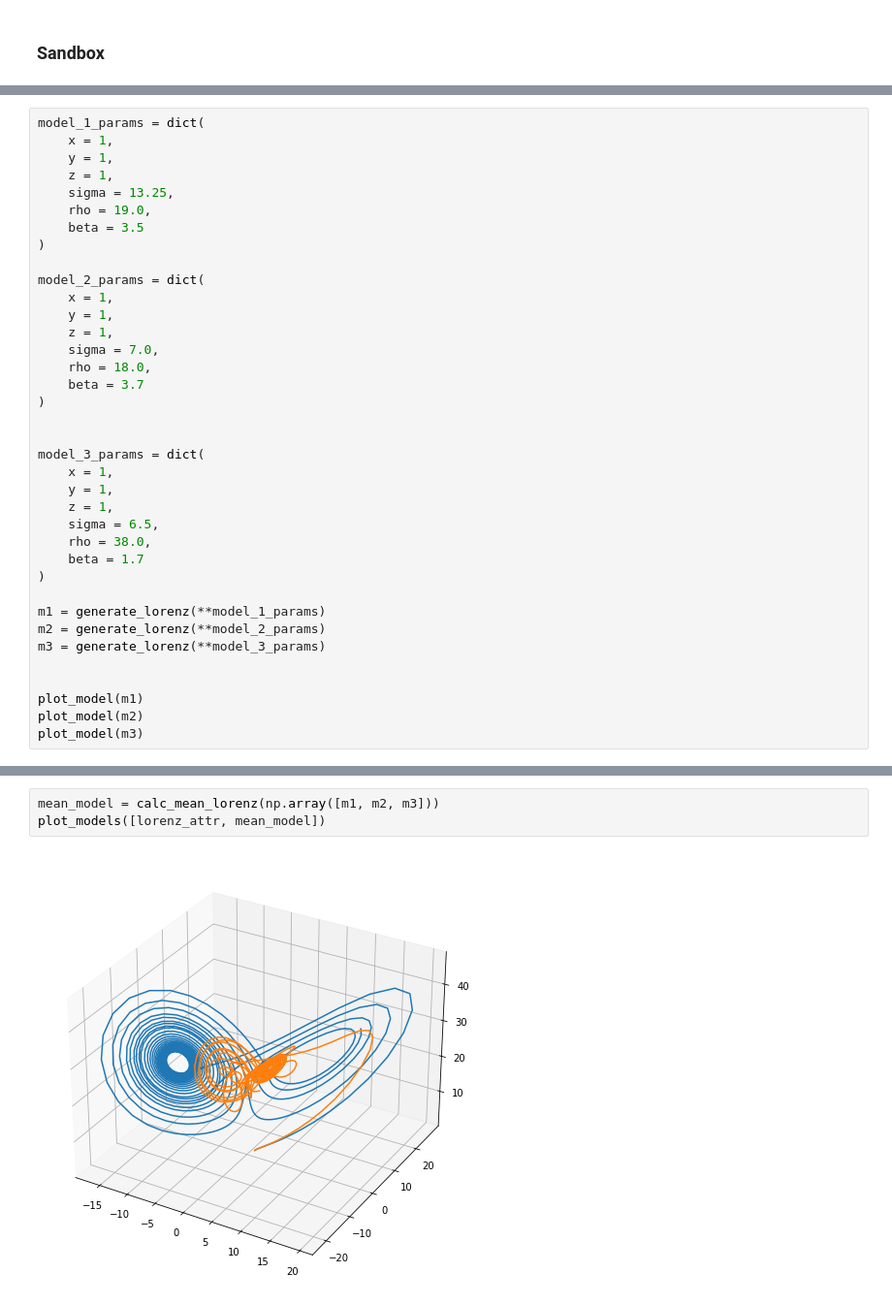
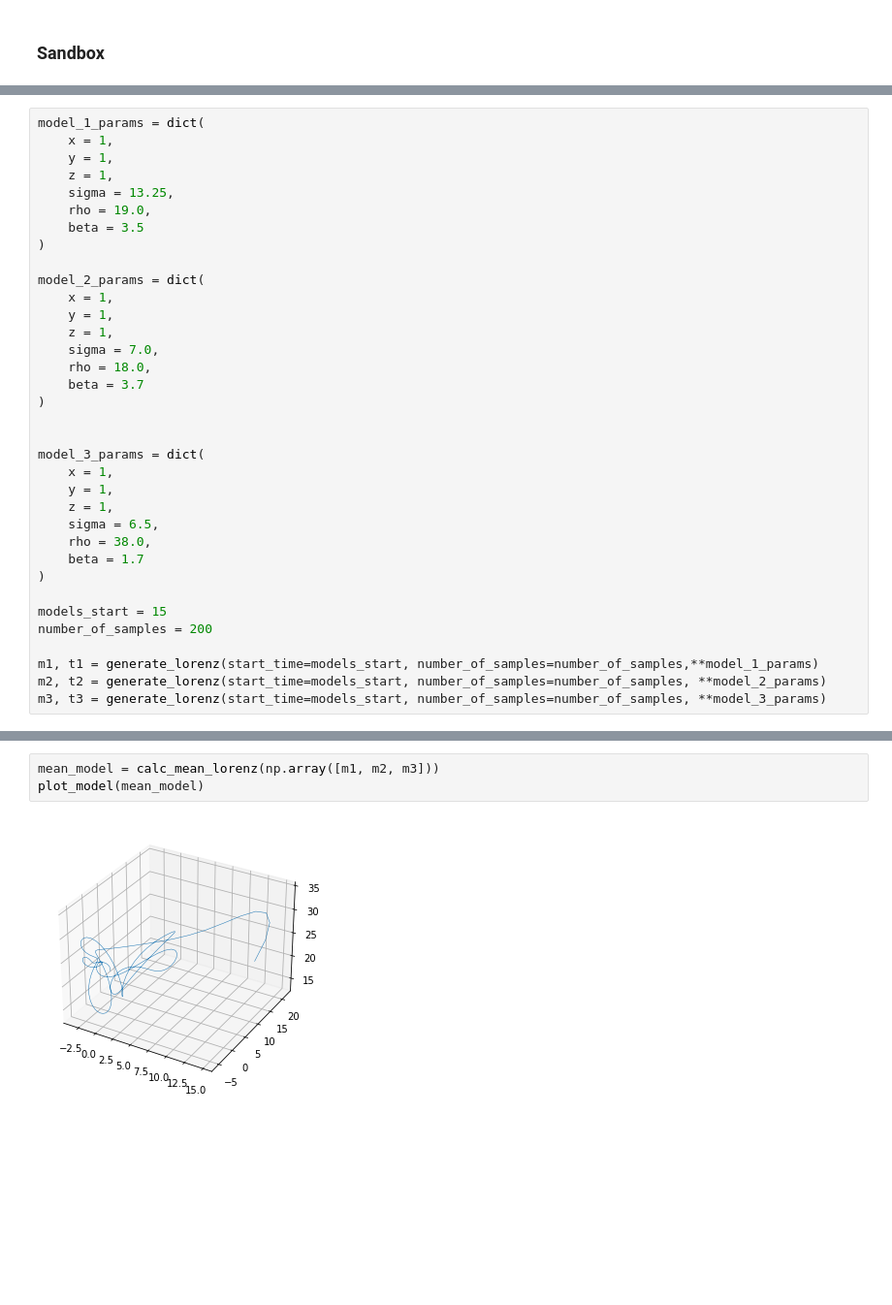
Before and after one commit to boro28/supermodeling, a Jupyter notebook: supermodeling.ipynb, the cells around one changed output, grey strips where cells are left out. Shown at 97% size. Cells and saved outputs as stored; diff of their text form; blank space fills up the shorter version.

```diff
--- a/supermodeling.ipynb
+++ b/supermodeling.ipynb
@@ -121,11 +136,9 @@ model_3_params = dict(
     beta = 1.7
 )
 
-m1 = generate_lorenz(**model_1_params)
-m2 = generate_lorenz(**model_2_params)
-m3 = generate_lorenz(**model_3_params)
+models_start = 15
+number_of_samples = 200
 
-
-plot_model(m1)
-plot_model(m2)
-plot_model(m3)
+m1, t1 = generate_lorenz(start_time=models_start, number_of_samples=number_of_samples,**model_1_params)
+m2, t2 = generate_lorenz(start_time=models_start, number_of_samples=number_of_samples, **model_2_params)
+m3, t3 = generate_lorenz(start_time=models_start, number_of_samples=number_of_samples, **model_3_params)
@@ -140,5 +151,5 @@ plot_models([m1,m2,m3])
 # %%
 mean_model = calc_mean_lorenz(np.array([m1, m2, m3]))
-plot_models([lorenz_attr, mean_model])
+plot_model(mean_model)
 # %% [output]
-[figure, old version]
+[figure, new version]
```
Also changed, not shown: parts of 16 cells of this notebook.
